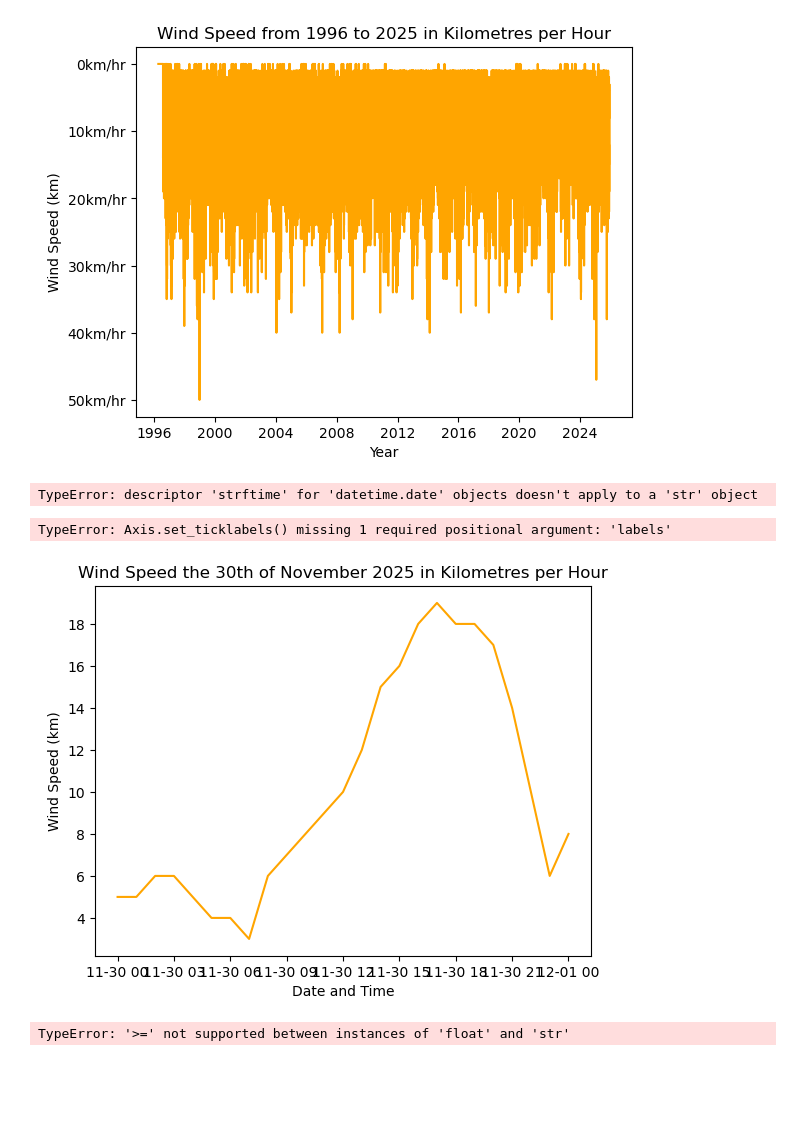
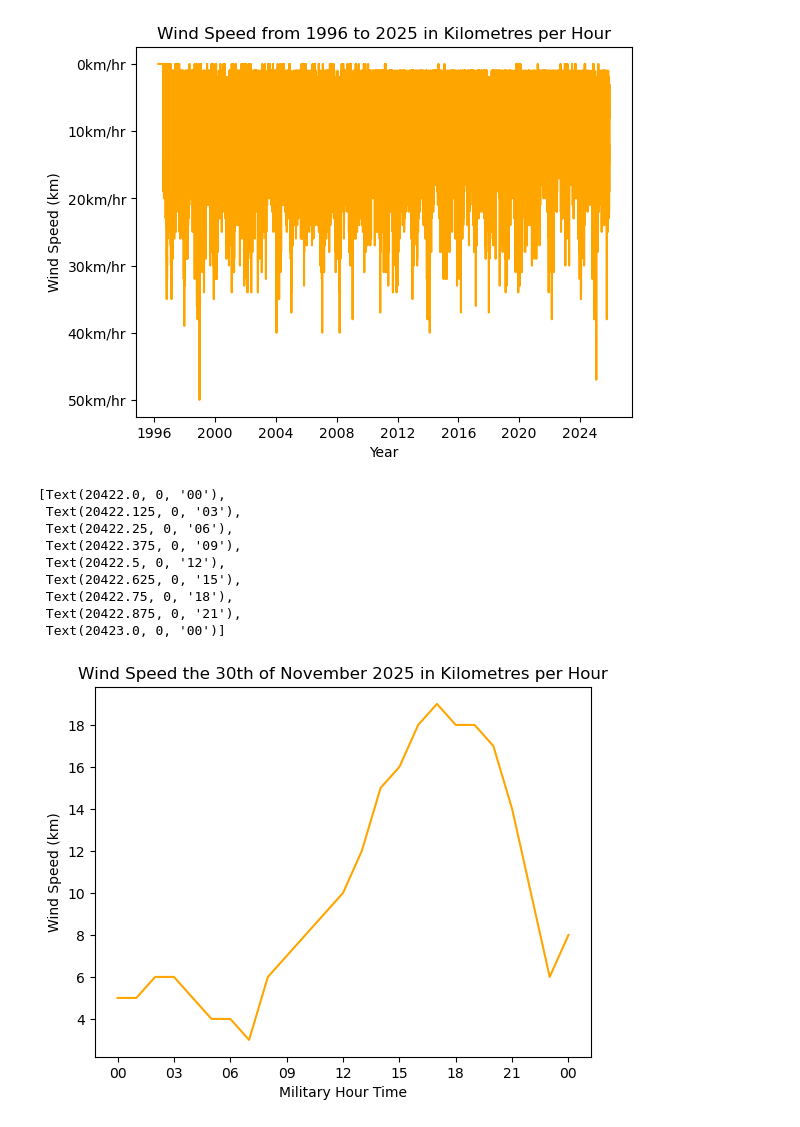
Before and after one commit to FaolanH/programming-for-data-analytics, a Jupyter notebook: pfda-assignments/assignment06_weather.ipynb, the cells around one changed output. Cells and saved outputs as stored; diff of their text form; code cells hidden in the pictures; blank space fills up the shorter version.

```diff
--- a/pfda-assignments/assignment06_weather.ipynb
+++ b/pfda-assignments/assignment06_weather.ipynb
@@ -381,20 +381,19 @@ plot.set_yticklabels(['-10km/hr','0km/hr', '10km/hr', '20km/hr','30km/hr','40km/
 [figure]
 # %%
 twentyfour_hrs = df['Wind Speed (km)'].tail(25)
-dt = date.strftime("21/11/06 16:30", "%d/%m/%y %H:%M")
-# %% [output]
-TypeError: descriptor 'strftime' for 'datetime.date' objects doesn't apply to a 'str' object
 # %%
 plot = sns.lineplot(twentyfour_hrs, color="orange")
 plot.set_title("Wind Speed the 30th of November 2025 in Kilometres per Hour")
-plot.set_xticklabels()
-plot.set_xlabel('Time')
-
-#plot.set_yticklabels(['4km/hr','6km/hr', '8km/hr', '10km/hr','12km/hr','14km/hr','16km/hr', '18km/hr', ])
+plot.set_xlabel('Military Hour Time')
+plot.set_xticklabels(['00','03', '06', '09','12','15','18', '21', '00'])
 # %% [output]
-TypeError: Axis.set_ticklabels() missing 1 required positional argument: 'labels'
+[Text(20422.0, 0, '00'),
+ Text(20422.125, 0, '03'),
+ Text(20422.25, 0, '06'),
+ Text(20422.375, 0, '09'),
+ Text(20422.5, 0, '12'),
+ Text(20422.625, 0, '15'),
+ Text(20422.75, 0, '18'),
+ Text(20422.875, 0, '21'),
+ Text(20423.0, 0, '00')]
-[figure, old version]
+[figure, new version]
-# %%
-max_windspeed = df['Wind Speed (km)'].max()
-# %% [output]
-TypeError: '>=' not supported between instances of 'float' and 'str'
```
